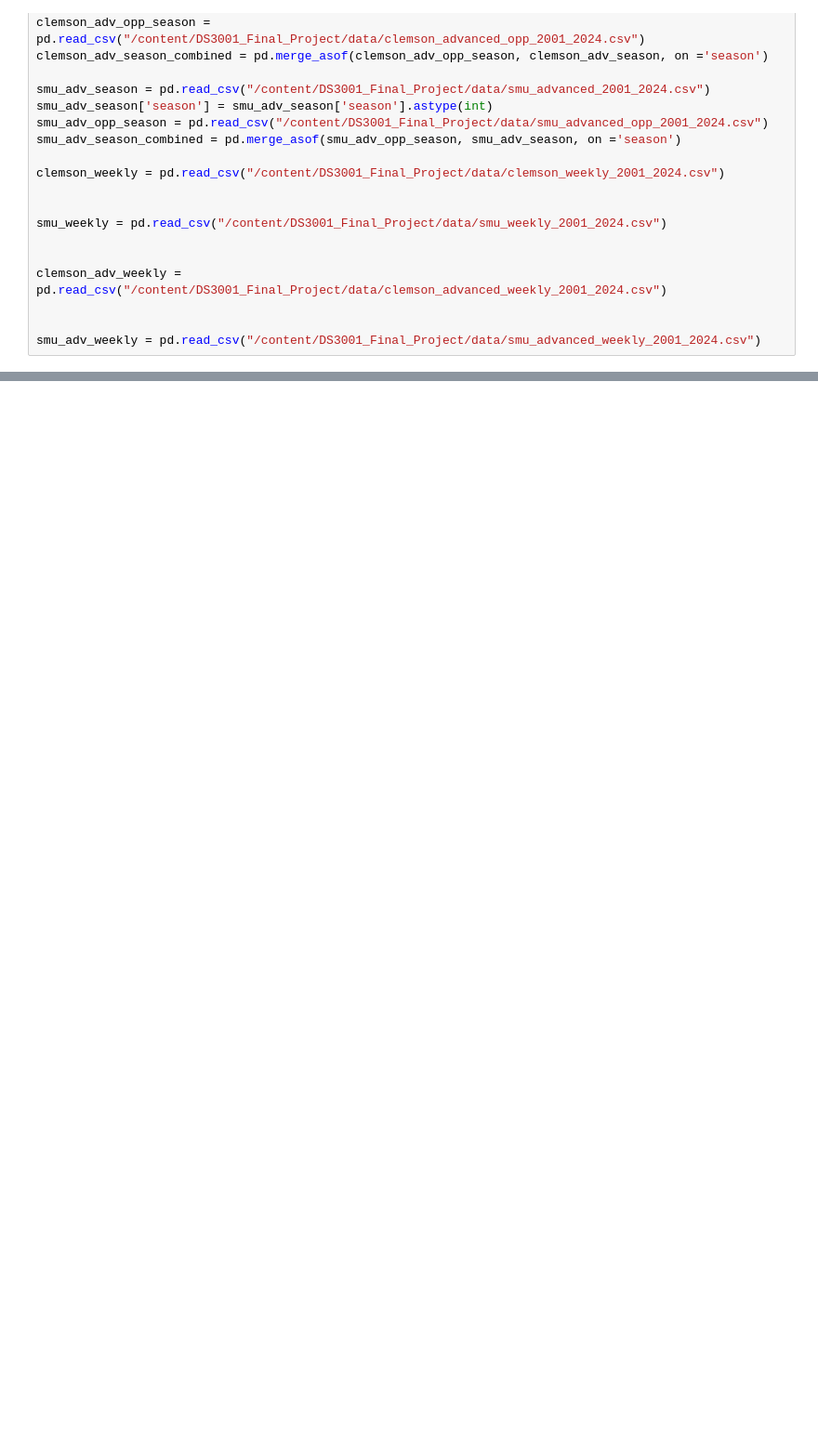
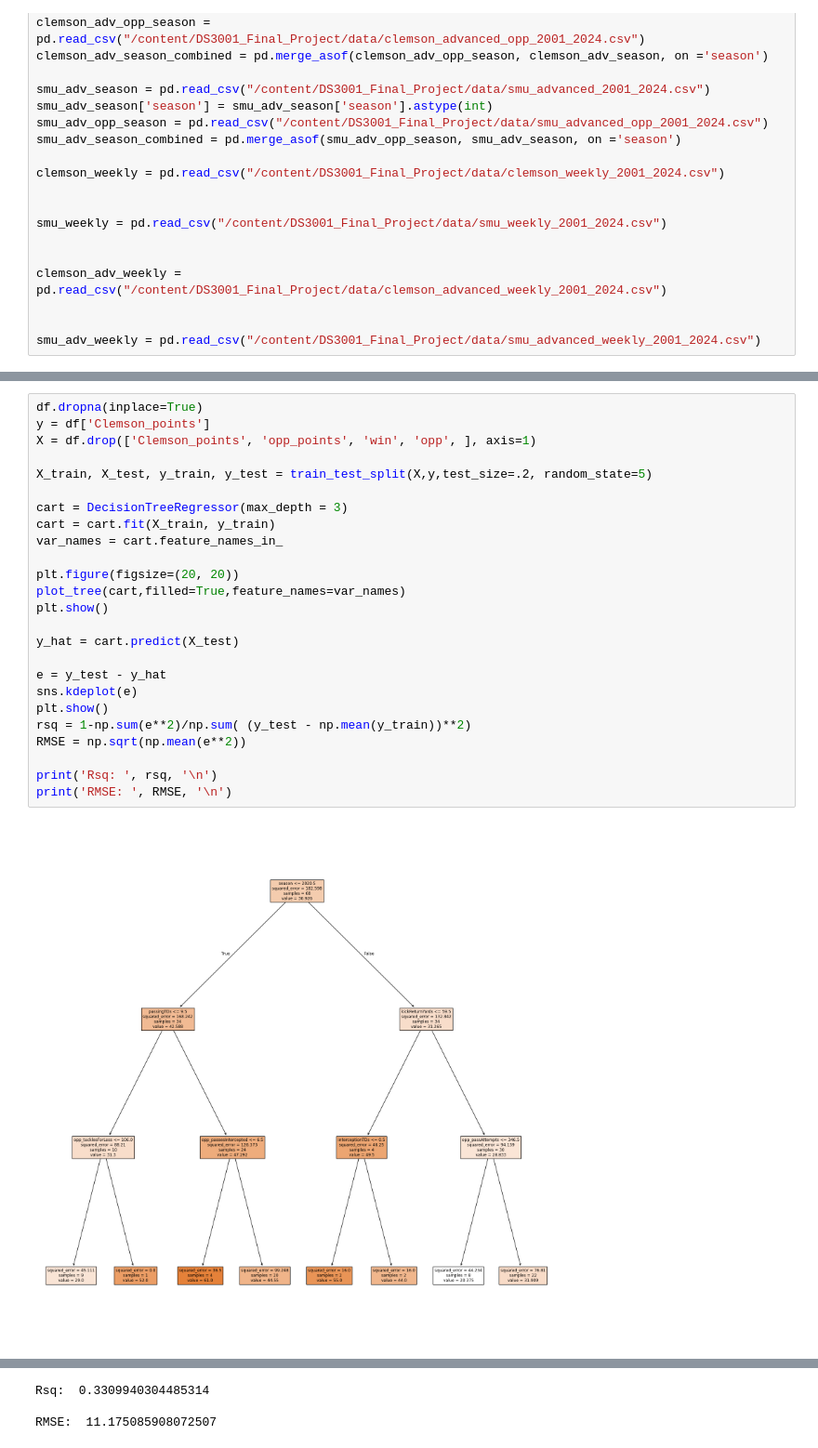
Before and after one commit to rze7ud/DS3001_Final_Project, a Jupyter notebook: Analysis.ipynb, the cells around one changed output, grey strips where cells are left out. Shown at 93% size. Cells and saved outputs as stored; diff of their text form; blank space fills up the shorter version.

```diff
--- a/Analysis.ipynb
+++ b/Analysis.ipynb
@@ -496,0 +546,27 @@ Test r^2:  -0.44215918086530415
+# %%
+df.dropna(inplace=True)
+y = df['Clemson_points']
+X = df.drop(['Clemson_points', 'opp_points', 'win', 'opp', ], axis=1)
+
+X_train, X_test, y_train, y_test = train_test_split(X,y,test_size=.2, random_state=5)
+
+cart = DecisionTreeRegressor(max_depth = 3)
+cart = cart.fit(X_train, y_train)
+var_names = cart.feature_names_in_
+
+plt.figure(figsize=(20, 20))
+plot_tree(cart,filled=True,feature_names=var_names)
+plt.show()
+
+y_hat = cart.predict(X_test)
+
+e = y_test - y_hat
+sns.kdeplot(e)
+plt.show()
+rsq = 1-np.sum(e**2)/np.sum( (y_test - np.mean(y_train))**2)
+RMSE = np.sqrt(np.mean(e**2))
+
+print('Rsq: ', rsq, '\n')
+print('RMSE: ', RMSE, '\n')
+# %% [output]
+[figure, added]
@@ -496,0 +574,3 @@ Test r^2:  -0.44215918086530415
+Rsq:  0.3309940304485314
+
+RMSE:  11.175085908072507
```
Also changed, not shown: parts of 9 cells of this notebook.
